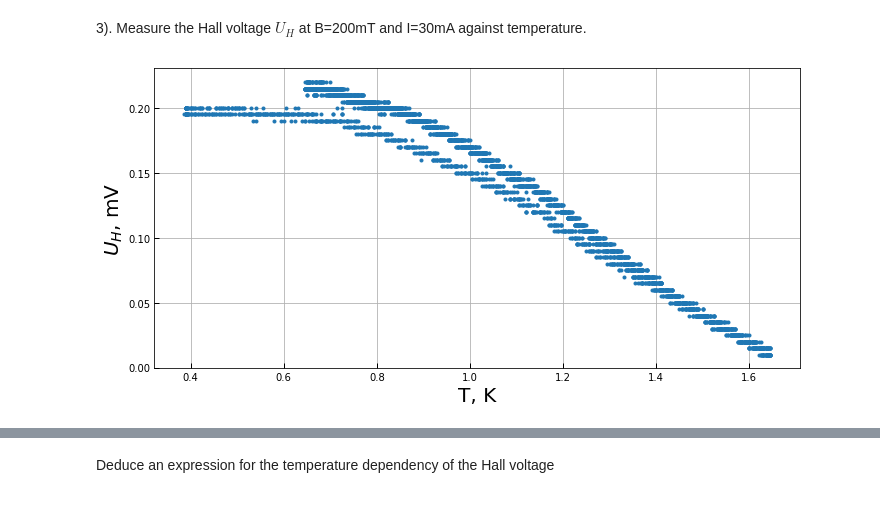
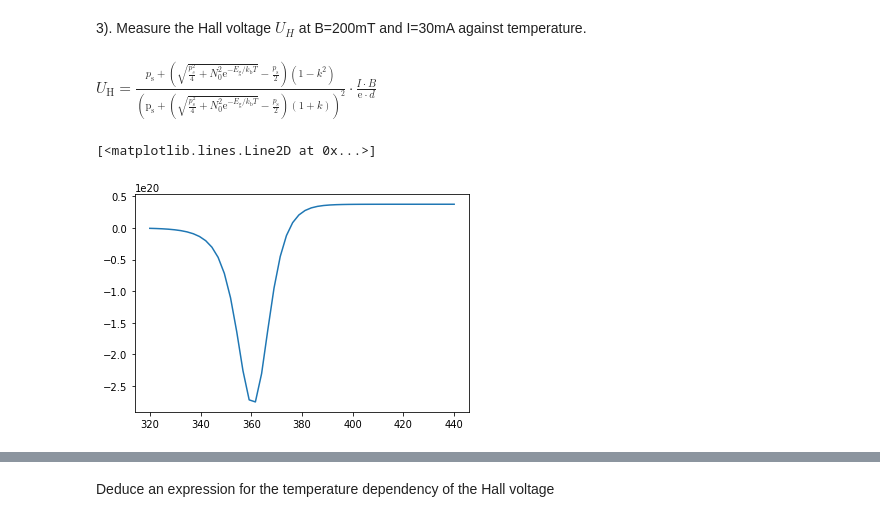
Before and after one commit to bbuusshh/uniStuttgartLabs, a Jupyter notebook: HallEffect.ipynb, the cells around one changed output, grey strips where cells are left out. Drawn from its saved outputs; the diff is of its cells as text; code cells hidden in the pictures.

```diff
--- a/HallEffect.ipynb
+++ b/HallEffect.ipynb
@@ -216,0 +242,23 @@ fig, ax = plotter.simplePlot(y, x, errorX, errorY, xLabel, yLabel, plotName)
+# %% [markdown]
+$U_{\mathrm{H}}=\frac{p_{\mathrm{s}}+\left(\sqrt{\frac{p_{s}^{2}}{4}+N_{0}^{2} \mathrm{e}^{-E_{\mathrm{g}} / k_{\mathrm{b}} T}}-\frac{p_{\mathrm{s}}}{2}\right)\left(1-k^{2}\right)}{\left(\mathrm{p}_{\mathrm{s}}+\left(\sqrt{\frac{p_{\mathrm{s}}^{2}}{4}+N_{0}^{2} \mathrm{e}^{-E_{\mathrm{g}} / k_{\mathrm{b}} T}}-\frac{p_{\mathrm{s}}}{2}\right)(1+k)\right)^{2}} \cdot \frac{I \cdot B}{\mathrm{e} \cdot d}$
+# %%
+I=30*1e-3
+B=200*1e-3
+e=1.6*1e-19
+d=0.01
+C = I*B/(e*d)
+def uh(T, *p):
+    ps=1e21
+    kb=8.6173*1e-5
+    N0=p[0]
+    k=p[1]
+    A=p[2]
+    Eg= 0.065
+    return A + C*1e22*(ps + (np.sqrt(ps**2/4 + e**(-Eg/(kb*T))*N0**2) - ps/2)*(1-k**2))/(ps + (np.sqrt(ps**2/4 + N0**2*e**(-Eg/(kb*T))) - ps/2)*(1+k))**2
+# %%
+x_test=np.linspace(320,440,50)
+C = I*B/(e*d)
+plt.plot(x_test,uh(x_test, 4, 31.87, 5))
+# %% [output]
+[<matplotlib.lines.Line2D at 0x...>]
+[figure, added]
@@ -228,19 +278,18 @@ y = list(y.values)
 y = [float(i.replace(",", ".").replace("\n", "")) for i in y[1:] if i != '']
 x = list(x.values)
 x = [float(i.replace(",", ".").replace("\n", "")) for i in x[1:] if i != '']
+x = 100*np.array(x) + 273 #T = U_t*100 + 273
 # newY = []
 # newX = []
 # for idx, i in enumerate(y):
 #     if i not in newY:
 #         newY.append(i)
 #         newX.append(x[idx])
-
 errorX = 0
 errorY = 0
-yLabel = r'$U_H$, mV'
+yLabel = r'$U_H$, V'
 xLabel = r'T, K'
 plotName = "3UhT"
-# fig, ax = plotter.simplePlot(newX, newY, errorX, errorY, xLabel, yLabel, plotName)
-fig, ax = plotter.simplePlot(x, y, errorX, errorY, xLabel, yLabel, plotName)
+x=x[0:1500]
+y=y[0:1500]
+y = savgol_filter(y, 13, 10)
-# %% [output]
-[figure, removed]
```
Also changed, not shown: parts of 24 cells of this notebook, 10 other files.
